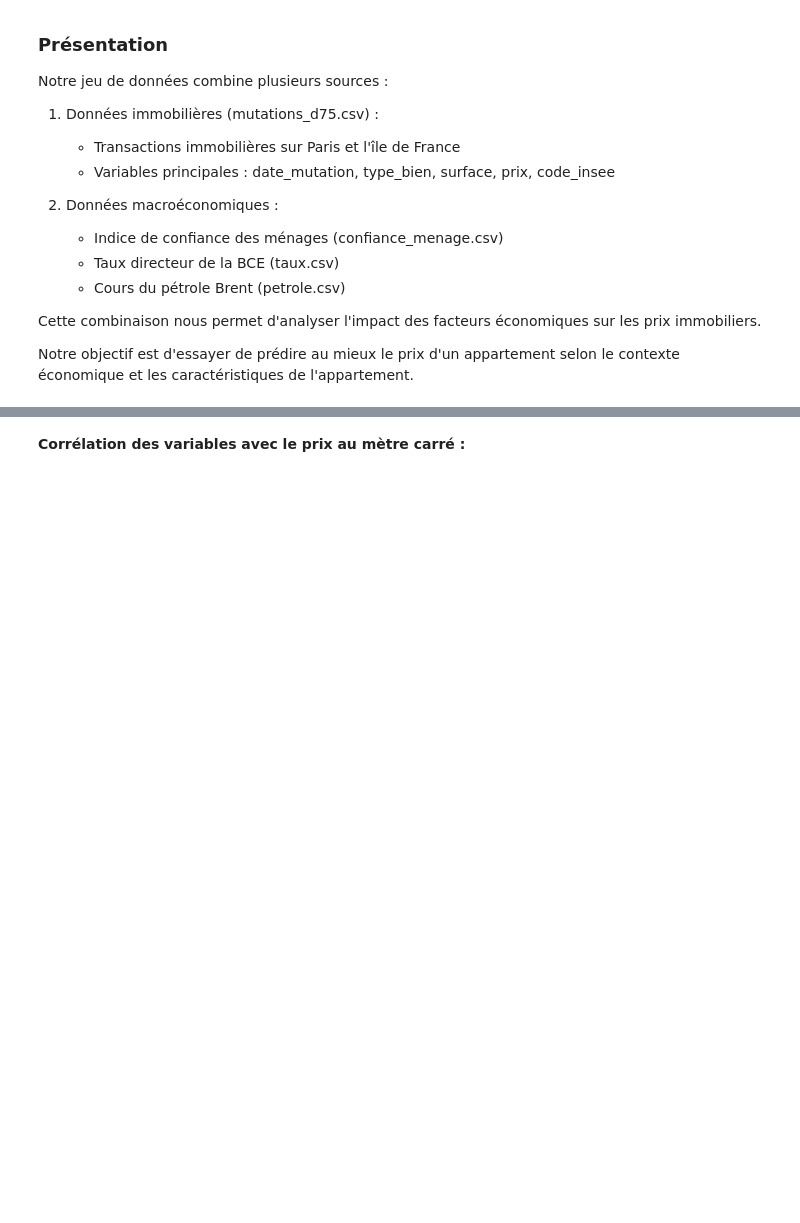
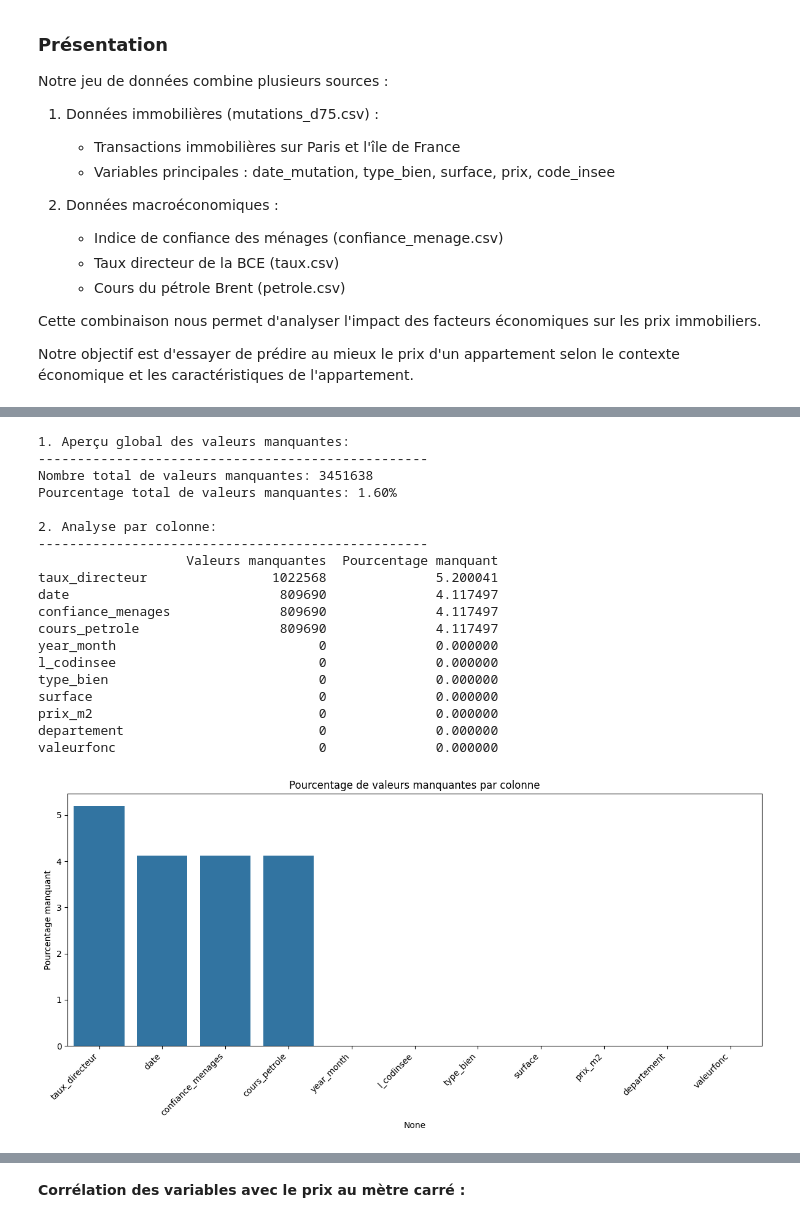
Before and after one commit to Papushkado/Real-Estate-predictions, a Jupyter notebook: ML_Predictions_Notebook.ipynb, the cells around one changed output, grey strips where cells are left out. Saved outputs shown, nothing was run; the diff lists cells and outputs as text; code cells hidden in the pictures; blank space fills up the shorter version.

```diff
--- a/ML_Predictions_Notebook.ipynb
+++ b/ML_Predictions_Notebook.ipynb
@@ -72,0 +75,80 @@ Les fortes de variations de prix et de distribution sont probablement dû aux di
+# %%
+def analyze_missing_values(df):
+    """
+    Analyse complète des valeurs manquantes dans le dataframe
+    """
+    print("1. Aperçu global des valeurs manquantes:")
+    print("-" * 50)
+
+    # Nombre total de valeurs manquantes
+    total_missing = df.isnull().sum().sum()
+    total_cells = df.size
+    percent_missing = (total_missing / total_cells) * 100
+
+    print(f"Nombre total de valeurs manquantes: {total_missing}")
+    print(f"Pourcentage total de valeurs manquantes: {percent_missing:.2f}%\n")
+
+    missing_stats = pd.DataFrame({
+        'Valeurs manquantes': df.isnull().sum(),
+        'Pourcentage manquant': (df.isnull().sum() / len(df)) * 100
+    })
+    missing_stats = missing_stats.sort_values('Valeurs manquantes', ascending=False)
+
+    print("2. Analyse par colonne:")
+    print("-" * 50)
+    print(missing_stats)
+
+    plt.figure(figsize=(12, 6))
+    sns.barplot(x=missing_stats.index, y='Pourcentage manquant', data=missing_stats)
+    plt.xticks(rotation=45, ha='right')
+    plt.title('Pourcentage de valeurs manquantes par colonne')
+    plt.tight_layout()
+    plt.show()
+
+
+    columns_with_missing = missing_stats[missing_stats['Valeurs manquantes'] > 0]
+    if not columns_with_missing.empty:
+        print("\n3. Détail des colonnes avec valeurs manquantes:")
+        print("-" * 50)
+        for col in columns_with_missing.index:
+            print(f"\nColonne: {col}")
+            print(f"Nombre de valeurs manquantes: {df[col].isnull().sum()}")
+            print(f"Pourcentage manquant: {(df[col].isnull().sum() / len(df)) * 100:.2f}%")
+
+            if df[col].dtype in ['int64', 'float64']:
+                print("Statistiques de la colonne:")
+                print(df[col].describe())
+
+    print("\n4. Patterns de valeurs manquantes:")
+    print("-" * 50)
+    pattern_df = df.isnull().value_counts().head()
+    print("Top 5 des patterns de valeurs manquantes les plus fréquents:")
+    print(pattern_df)
+
+analyze_missing_values(df)
+
+numeric_cols = df.select_dtypes(include=['float64', 'int64']).columns
+print("\n5. Analyse des valeurs manquantes pour les colonnes numériques uniquement:")
+print("-" * 50)
+analyze_missing_values(df[numeric_cols])
+# %% [output]
+1. Aperçu global des valeurs manquantes:
+--------------------------------------------------
+Nombre total de valeurs manquantes: 3451638
+Pourcentage total de valeurs manquantes: 1.60%
+
+2. Analyse par colonne:
+--------------------------------------------------
+                   Valeurs manquantes  Pourcentage manquant
+taux_directeur                1022568              5.200041
+date                           809690              4.117497
+confiance_menages              809690              4.117497
+cours_petrole                  809690              4.117497
+year_month                          0              0.000000
+l_codinsee                          0              0.000000
+type_bien                           0              0.000000
+surface                             0              0.000000
+prix_m2                             0              0.000000
+departement                         0              0.000000
+valeurfonc                          0              0.000000
+[figure, added]
```
Also changed, not shown: parts of 8 cells of this notebook, 1 other file.
